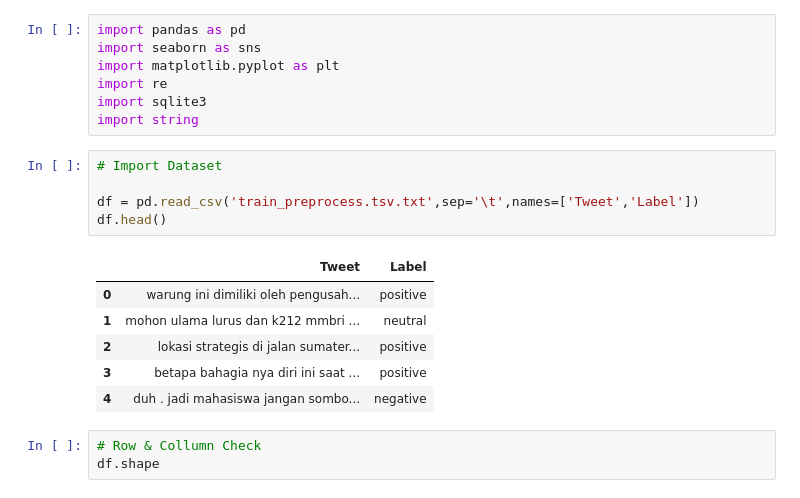
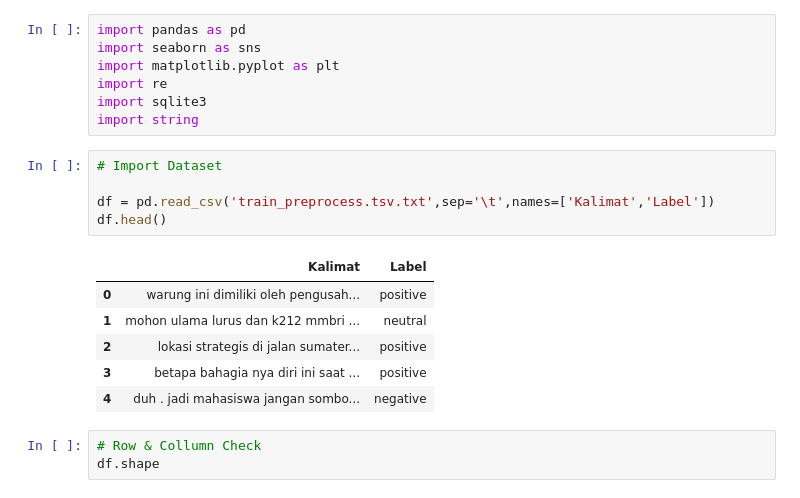
Before and after one commit to emaapriliana/platinum-challenge, a Jupyter notebook: EDA_&_Preprocessing.ipynb, the cells around one changed output. Drawn from its saved outputs; the diff is of its cells as text.

```diff
--- a/EDA_&_Preprocessing.ipynb
+++ b/EDA_&_Preprocessing.ipynb
@@ -10,10 +10,10 @@ import string
 # %%
 # Import Dataset
 
-df = pd.read_csv('train_preprocess.tsv.txt',sep='\t',names=['Tweet','Label'])
+df = pd.read_csv('train_preprocess.tsv.txt',sep='\t',names=['Kalimat','Label'])
 df.head()
 # %% [output]
-|  | Tweet | Label |
+|  | Kalimat | Label |
 | 0 | warung ini dimiliki oleh pengusah... | positive |
 | 1 | mohon ulama lurus dan k212 mmbri ... | neutral |
 | 2 | lokasi strategis di jalan sumater... | positive |
```
Also changed, not shown: parts of 14 cells of this notebook, 3 other files.
